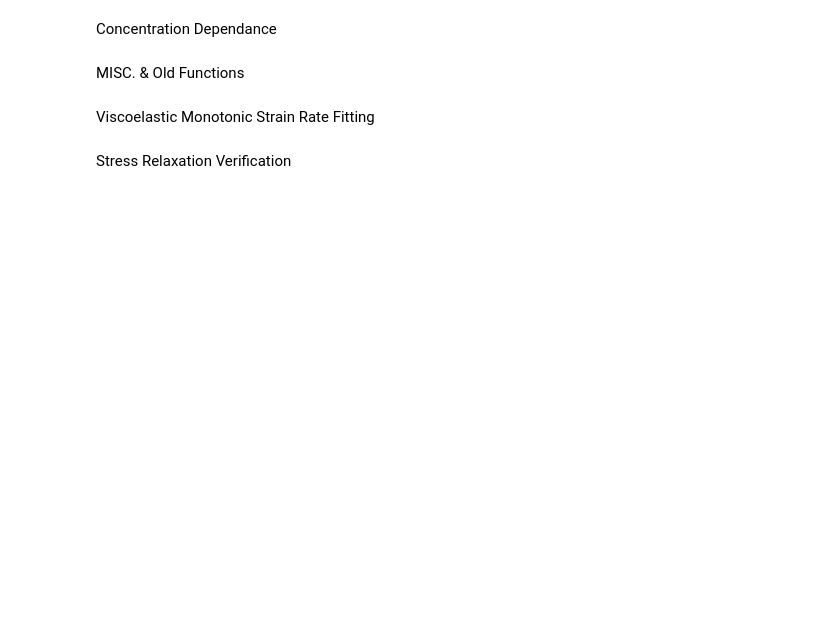
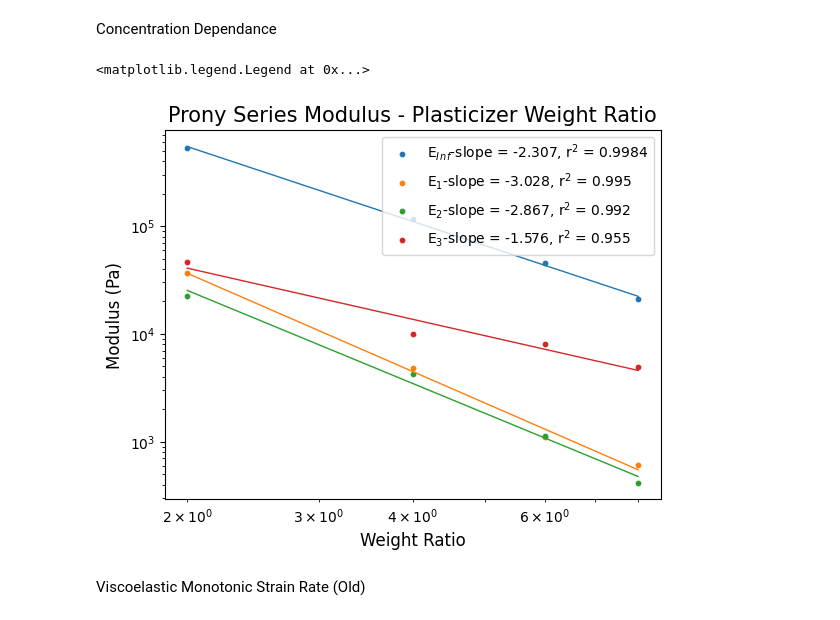
Before and after one commit to TheDuckenEngineer/PVC-Tensile-Experiment, a Jupyter notebook: Viscoelastic fitting.ipynb, the cells around one changed output. Drawn from its saved outputs; the diff is of its cells as text; code cells hidden in the pictures; blank space fills up the shorter version.

```diff
--- a/Viscoelastic fitting.ipynb
+++ b/Viscoelastic fitting.ipynb
@@ -425,11 +422,9 @@ def RSquared(yTrue, yPredict):
 # find the names of the viscoelastic functions
 fileNames = [i for i in os.listdir('Data') if i.endswith('.csv')][0:-1]
 
-# express the concentrations as log base 10. Make each repeat 3 times,
-# one for each model.
-# concentration = np.repeat(np.log10([np.array([2, 4, 6, 8])]), 3)
-concentration = np.log10(np.array([25.6, 14.6, 10.3, 7.9]))
-# concentration = np.repeat(np.log10([np.array([1/2, 1/4, 1/6, 1/8])]), 3)
+# make the  concentrations repeat 3 times. one for each modulus.
+concentration = np.repeat([np.array([2, 4, 6, 8])], 3)
+# concentration = np.repeat(np.array([25.6, 14.6, 10.3, 7.9]), 3)
 
 
 # preallocate the data dataframe
@@ -441,63 +436,72 @@ for i in fileNames:
     data = pd.concat([data, modulus], ignore_index = True)
 
 # convert each modulus to log base 10. convert -inf to empty
-data['EInf'] = np.log10(data['EInf'])
-data['E1'] = np.log10(data['E1'])
-data['E2'] = np.log10(data['E2'])
-data['E3'] = np.log10(data['E3'])
+data['EInf'] = data['EInf']
+data['E1'] = data['E1']
+data['E2'] = data['E2']
+data['E3'] = data['E3']
 data.replace([np.inf, -np.inf], np.empty, inplace = True)
 
 # add a concentration column
 data.insert(0, 'Plasticizer', concentration)
 
 # plot parameters
-markerSize = 2
+markerSize = 10
 titleSize = 15
 axisSize = 12
 legendSize = 11
 
 # identify each model
 SLSModel = data[data['Models'] == 'SLS Model']
 Proney2TermModel = data[data['Models'] == 'Prony 2-Term Model']
 Proney3TermModel = data[data['Models'] == 'Prony 3-Term Model']
 
 # create a dictionary to fit the modulus
 models = {'EInf': Proney3TermModel['EInf'],
           'E1': Proney3TermModel['E1'],
           'E2': Proney3TermModel['E2'],
           'E3': Proney3TermModel['E3'],
           }
 
 # create a dictionary to story the fitted modulus
 fitResults = {}
 
 for term, (values) in models.items():
-    params, _ = curve_fit(LinearFit, Proney3TermModel['Plasticizer'].to_numpy(), values)
+    params, _ = curve_fit(LinearFit, np.log10(Proney3TermModel['Plasticizer'].to_numpy()), np.log10(values))
     print()
-    r2 = RSquared(values, LinearFit(Proney3TermModel['Plasticizer'].to_numpy(), params[0], params[1]))
+    r2 = RSquared(np.log10(values), LinearFit(np.log10(Proney3TermModel['Plasticizer'].to_numpy()), params[0], params[1]))
     fitResults[term] = (params, r2)
 
+plt.xscale('log')
+plt.yscale('log')
+
 # Proney3TermModel model evaluation.
-plt.scatter(Proney3TermModel['Plasticizer'], Proney3TermModel['EInf'], s = markerSize, label = f'E$_I$$_n$$_f$, r$^2$ = {np.round(fitResults['EInf'][1], 4)}')
-plt.plot(Proney3TermModel['Plasticizer'], LinearFit(Proney3TermModel['Plasticizer'].to_numpy(), fitResults['EInf'][0][0], fitResults['EInf'][0][1]))
+plt.scatter(Proney3TermModel['Plasticizer'], Proney3TermModel['EInf'], s = markerSize, label = f'E$_I$$_n$$_f$-slope = {np.round(fitResults['EInf'][0][0], 3)}, r$^2$ = {np.round(fitResults['EInf'][1], 4)}')
+plt.plot(Proney3TermModel['Plasticizer'], np.power(10, LinearFit(np.log10(Proney3TermModel['Plasticizer'].to_numpy()), fitResults['EInf'][0][0], fitResults['EInf'][0][1])), linewidth = 1)
 
-plt.scatter(Proney3TermModel['Plasticizer'], Proney3TermModel['E1'], s = markerSize, label = f'E$_1$, r$^2$ = {np.round(fitResults['E1'][1], 4)}')
-plt.plot(Proney3TermModel['Plasticizer'], LinearFit(Proney3TermModel['Plasticizer'].to_numpy(), fitResults['E1'][0][0], fitResults['E1'][0][1]))
+plt.scatter(Proney3TermModel['Plasticizer'], Proney3TermModel['E1'], s = markerSize, label = f'E$_1$-slope = {np.round(fitResults['E1'][0][0], 3)}, r$^2$ = {np.round(fitResults['E1'][1], 3)}')
+plt.plot(Proney3TermModel['Plasticizer'], np.power(10, LinearFit(np.log10(Proney3TermModel['Plasticizer'].to_numpy()), fitResults['E1'][0][0], fitResults['E1'][0][1])), linewidth = 1)
 
-plt.scatter(Proney3TermModel['Plasticizer'], Proney3TermModel['E2'], s = markerSize, label = f'E$_2$, r$^2$ = {np.round(fitResults['E2'][1], 4)}')
-plt.plot(Proney3TermModel['Plasticizer'], LinearFit(Proney3TermModel['Plasticizer'].to_numpy(), fitResults['E2'][0][0], fitResults['E2'][0][1]))
+plt.scatter(Proney3TermModel['Plasticizer'], Proney3TermModel['E2'], s = markerSize, label = f'E$_2$-slope = {np.round(fitResults['E2'][0][0], 3)}, r$^2$ = {np.round(fitResults['E2'][1], 3)}')
+plt.plot(Proney3TermModel['Plasticizer'], np.power(10, LinearFit(np.log10(Proney3TermModel['Plasticizer'].to_numpy()), fitResults['E2'][0][0], fitResults['E2'][0][1])), linewidth = 1)
 
-plt.scatter(Proney3TermModel['Plasticizer'], Proney3TermModel['E3'], s = markerSize, label = f'E$_3$, r$^2$ = {np.round(fitResults['E3'][1], 4)}')
-plt.plot(Proney3TermModel['Plasticizer'], LinearFit(Proney3TermModel['Plasticizer'].to_numpy(), fitResults['E3'][0][0], fitResults['E3'][0][1]))
+plt.scatter(Proney3TermModel['Plasticizer'], Proney3TermModel['E3'], s = markerSize, label = f'E$_3$-slope = {np.round(fitResults['E3'][0][0], 3)}, r$^2$ = {np.round(fitResults['E3'][1], 3)}')
+plt.plot(Proney3TermModel['Plasticizer'], np.power(10, LinearFit(np.log10(Proney3TermModel['Plasticizer'].to_numpy()), fitResults['E3'][0][0], fitResults['E3'][0][1])), linewidth = 1)
 
-plt.xlabel('Log$_1$$_0$(Concentration Ratio)', fontsize = axisSize)
-plt.ylabel('Log$_1$$_0$(Elastic Modulus) (Pa)', fontsize = axisSize)
-plt.title('3 Term Prony Series Modulus-Concentration Relationship', fontsize = titleSize)
+# plot settings
+plt.xlabel('Volume Concentration (%)', fontsize = axisSize)
+plt.title('Prony Series Modulus - PVC Volume Concentration', fontsize = titleSize)
+
+plt.xlabel('Weight Ratio', fontsize = axisSize)
+plt.title('Prony Series Modulus - Plasticizer Weight Ratio', fontsize = titleSize)
+
+plt.ylabel('Modulus (Pa)', fontsize = axisSize)
 plt.legend(fontsize = legendSize)
+# %% [output]
+<matplotlib.legend.Legend at 0x...>
+[figure, added]
-# %% [markdown]
-MISC. & Old Functions
 # %% [markdown]
-Viscoelastic Monotonic Strain Rate Fitting
+Viscoelastic Monotonic Strain Rate (Old)
 # %%
 import numpy as np; import os
 import matplotlib.pyplot as plt
@@ -626,5 +630,3 @@ def MonotonicStressFitting(modelBoundaries, plastiRatio):
     return Data, fitResults
 
 Data, fitResults = MonotonicStressFitting(modelBoundaries, 'P2')
-# %% [markdown]
-Stress Relaxation Verification
```
Also changed, not shown: parts of 4 cells of this notebook, 1 other file.
